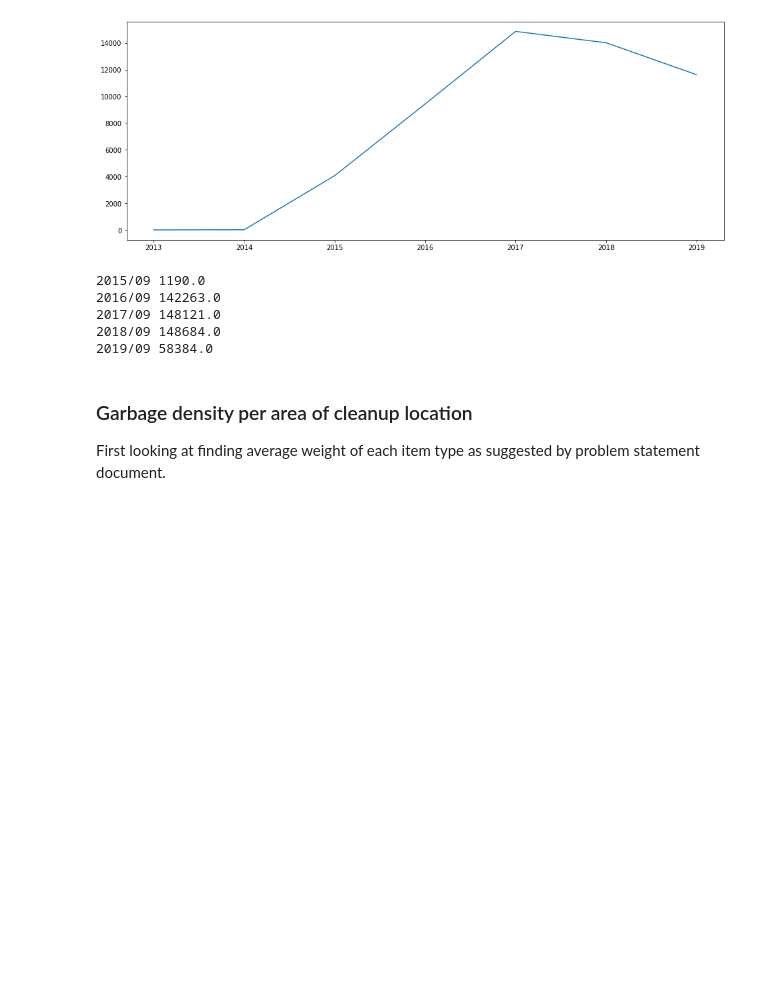
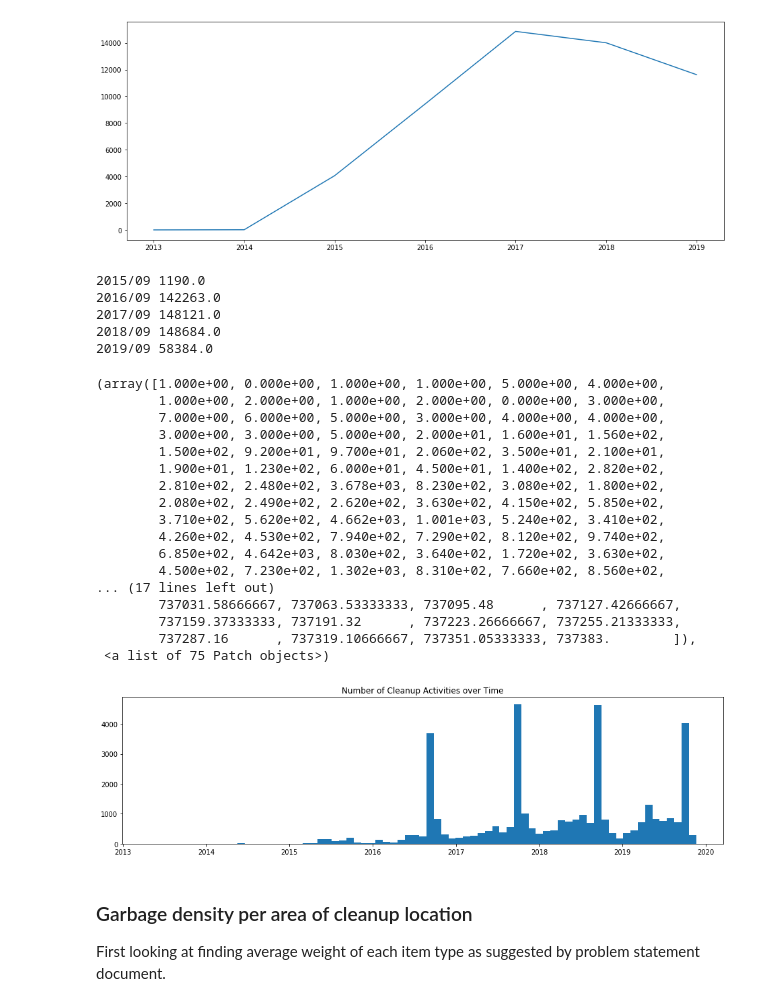
Before and after one commit to privat33r/dc20075-ocean, a Jupyter notebook: ocean-cleanup.ipynb, the cells around one changed output. Saved outputs shown, nothing was run; the diff lists cells and outputs as text; code cells hidden in the pictures; blank space fills up the shorter version.

Commit message:
histogram

```diff
--- a/ocean-cleanup.ipynb
+++ b/ocean-cleanup.ipynb
@@ -302,6 +302,48 @@ for i in [25,37,49,61,73]:
 #2017: 41-52
 #2018: 53-64
 #2019: 65-75
+# %%
+dates = []
+
+for index, row in ocean.iterrows():
+    date = row['Cleanup Date']
+
+    try:
+        month = int(date.split('/')[0])
+        day = int(date.split('/')[1])
+        year = int(date.split('/')[2])
+
+        dt = datetime.datetime(year,month,day)
+
+        if int(year) > lastYear or int(year) < firstYear: # There are incorrect date inputs from years 2091, 1993 which had to be taken out.
+            pass
+        else:
+            dates.append(dt)
+    except:
+        pass
+
+plt.figure(figsize=(16, 4))
+plt.title('Number of Cleanup Activities over Time')
+plt.hist(dates,75)
+# %% [output]
+(array([1.000e+00, 0.000e+00, 1.000e+00, 1.000e+00, 5.000e+00, 4.000e+00,
+        1.000e+00, 2.000e+00, 1.000e+00, 2.000e+00, 0.000e+00, 3.000e+00,
+        7.000e+00, 6.000e+00, 5.000e+00, 3.000e+00, 4.000e+00, 4.000e+00,
+        3.000e+00, 3.000e+00, 5.000e+00, 2.000e+01, 1.600e+01, 1.560e+02,
+        1.500e+02, 9.200e+01, 9.700e+01, 2.060e+02, 3.500e+01, 2.100e+01,
+        1.900e+01, 1.230e+02, 6.000e+01, 4.500e+01, 1.400e+02, 2.820e+02,
+        2.810e+02, 2.480e+02, 3.678e+03, 8.230e+02, 3.080e+02, 1.800e+02,
+        2.080e+02, 2.490e+02, 2.620e+02, 3.630e+02, 4.150e+02, 5.850e+02,
+        3.710e+02, 5.620e+02, 4.662e+03, 1.001e+03, 5.240e+02, 3.410e+02,
+        4.260e+02, 4.530e+02, 7.940e+02, 7.290e+02, 8.120e+02, 9.740e+02,
+        6.850e+02, 4.642e+03, 8.030e+02, 3.640e+02, 1.720e+02, 3.630e+02,
+        4.500e+02, 7.230e+02, 1.302e+03, 8.310e+02, 7.660e+02, 8.560e+02,
+... (17 lines left out)
+        737031.58666667, 737063.53333333, 737095.48      , 737127.42666667,
+        737159.37333333, 737191.32      , 737223.26666667, 737255.21333333,
+        737287.16      , 737319.10666667, 737351.05333333, 737383.        ]),
+ <a list of 75 Patch objects>)
+[figure, added]
 # %% [markdown]
 ### Garbage density per area of cleanup location
 First looking at finding average weight of each item type as suggested by problem statement document.
```
